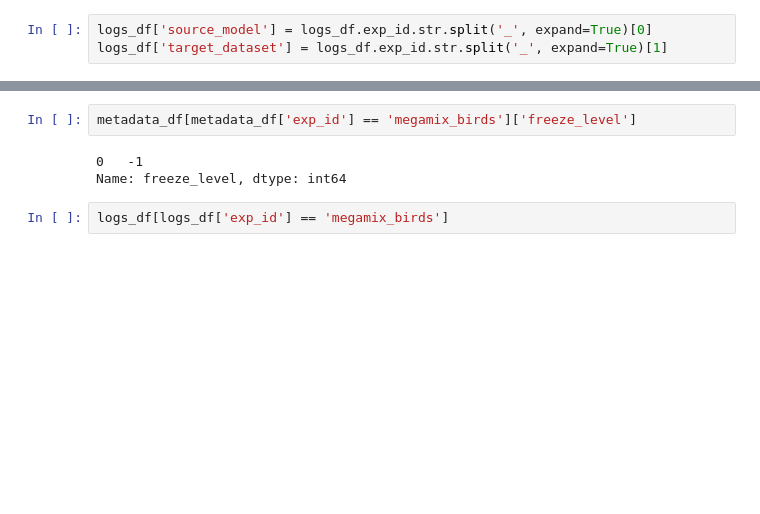
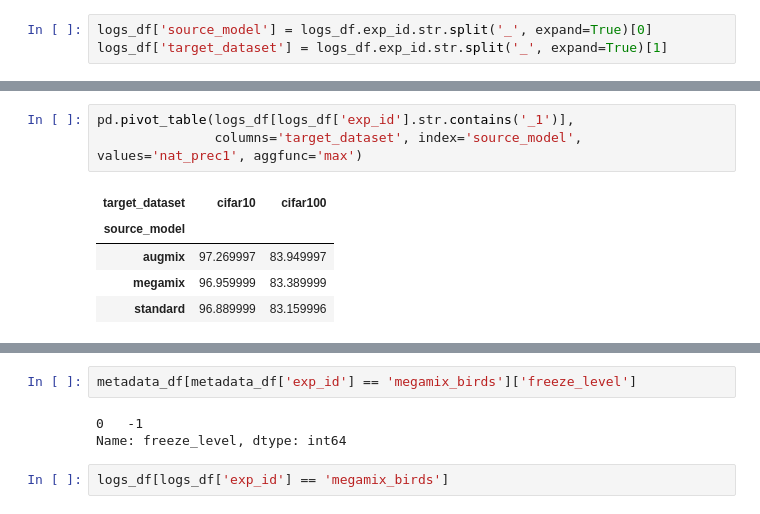
Before and after one commit to erichson/NoisyMix, a Jupyter notebook: transfer_learning/results.ipynb, the cells around one changed output, grey strips where cells are left out. Cells and saved outputs as stored; diff of their text form; blank space fills up the shorter version.

```diff
--- a/transfer_learning/results.ipynb
+++ b/transfer_learning/results.ipynb
@@ -40,0 +22,9 @@ logs_df
+# %%
+pd.pivot_table(logs_df[logs_df['exp_id'].str.contains('_1')],
+               columns='target_dataset', index='source_model', values='nat_prec1', aggfunc='max')
+# %% [output]
+| target_dataset | cifar10 | cifar100 |
+| source_model |  |  |
+| augmix | 97.269997 | 83.949997 |
+| megamix | 96.959999 | 83.389999 |
+| standard | 96.889999 | 83.159996 |
```
Also changed, not shown: parts of 6 cells of this notebook, 3 other files.
